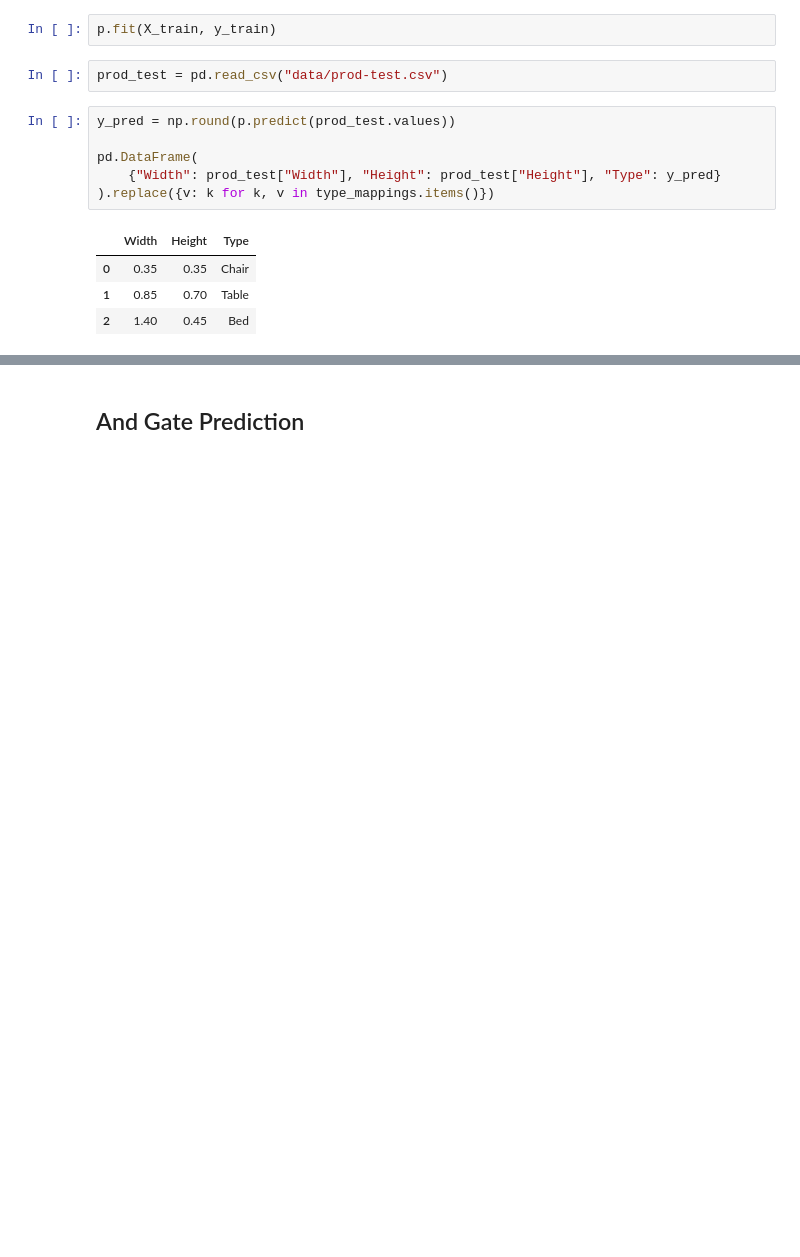
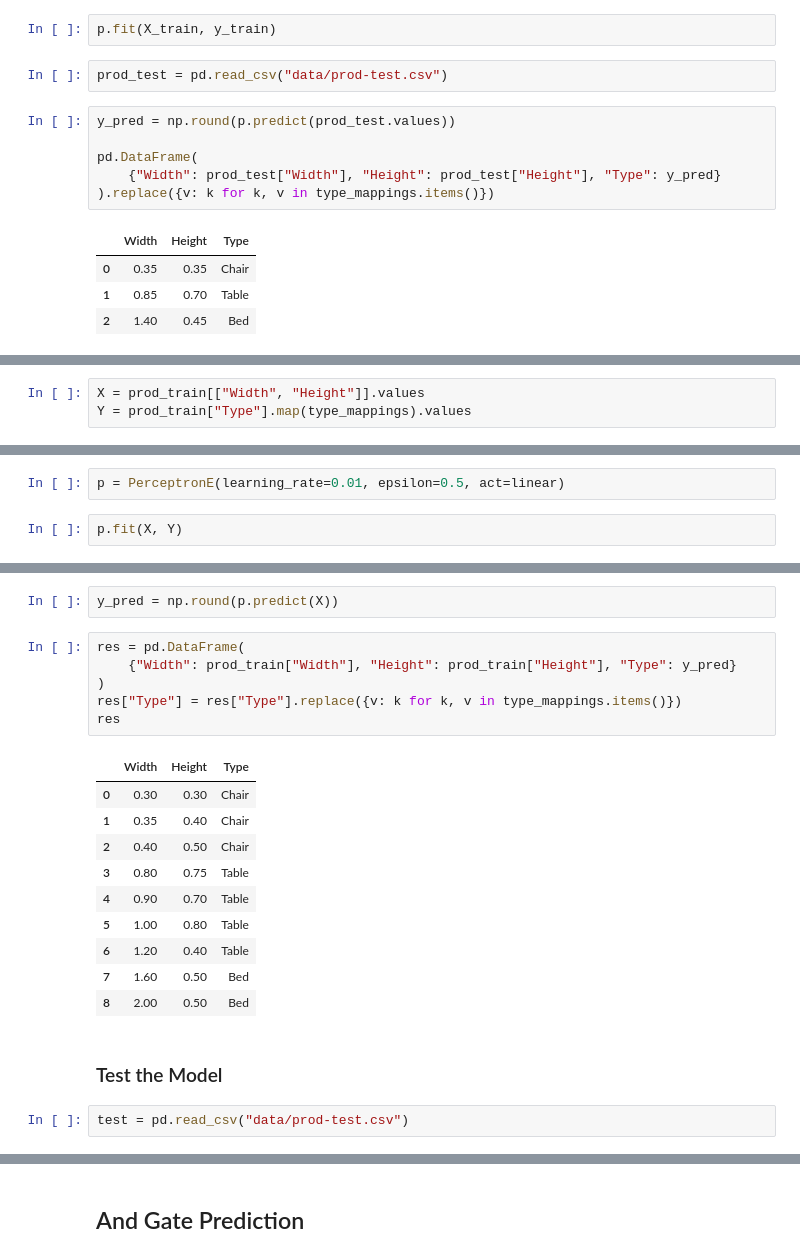
Before and after one commit to tiesen243/neural-network, a Jupyter notebook: perceptron.ipynb, the cells around one changed output, grey strips where cells are left out. Saved outputs shown, nothing was run; the diff lists cells and outputs as text; blank space fills up the shorter version.

```diff
--- a/perceptron.ipynb
+++ b/perceptron.ipynb
@@ -118,0 +183,3 @@ pd.DataFrame(
+# %%
+X = prod_train[["Width", "Height"]].values
+Y = prod_train["Type"].map(type_mappings).values
@@ -118,0 +190,4 @@ pd.DataFrame(
+# %%
+p = PerceptronE(learning_rate=0.01, epsilon=0.5, act=linear)
+# %%
+p.fit(X, Y)
@@ -118,0 +212,23 @@ pd.DataFrame(
+# %%
+y_pred = np.round(p.predict(X))
+# %%
+res = pd.DataFrame(
+    {"Width": prod_train["Width"], "Height": prod_train["Height"], "Type": y_pred}
+)
+res["Type"] = res["Type"].replace({v: k for k, v in type_mappings.items()})
+res
+# %% [output]
+|  | Width | Height | Type |
+| 0 | 0.30 | 0.30 | Chair |
+| 1 | 0.35 | 0.40 | Chair |
+| 2 | 0.40 | 0.50 | Chair |
+| 3 | 0.80 | 0.75 | Table |
+| 4 | 0.90 | 0.70 | Table |
+| 5 | 1.00 | 0.80 | Table |
+| 6 | 1.20 | 0.40 | Table |
+| 7 | 1.60 | 0.50 | Bed |
+| 8 | 2.00 | 0.50 | Bed |
+# %% [markdown]
+### Test the Model
+# %%
+test = pd.read_csv("data/prod-test.csv")
```
Also changed, not shown: parts of 24 cells of this notebook.
